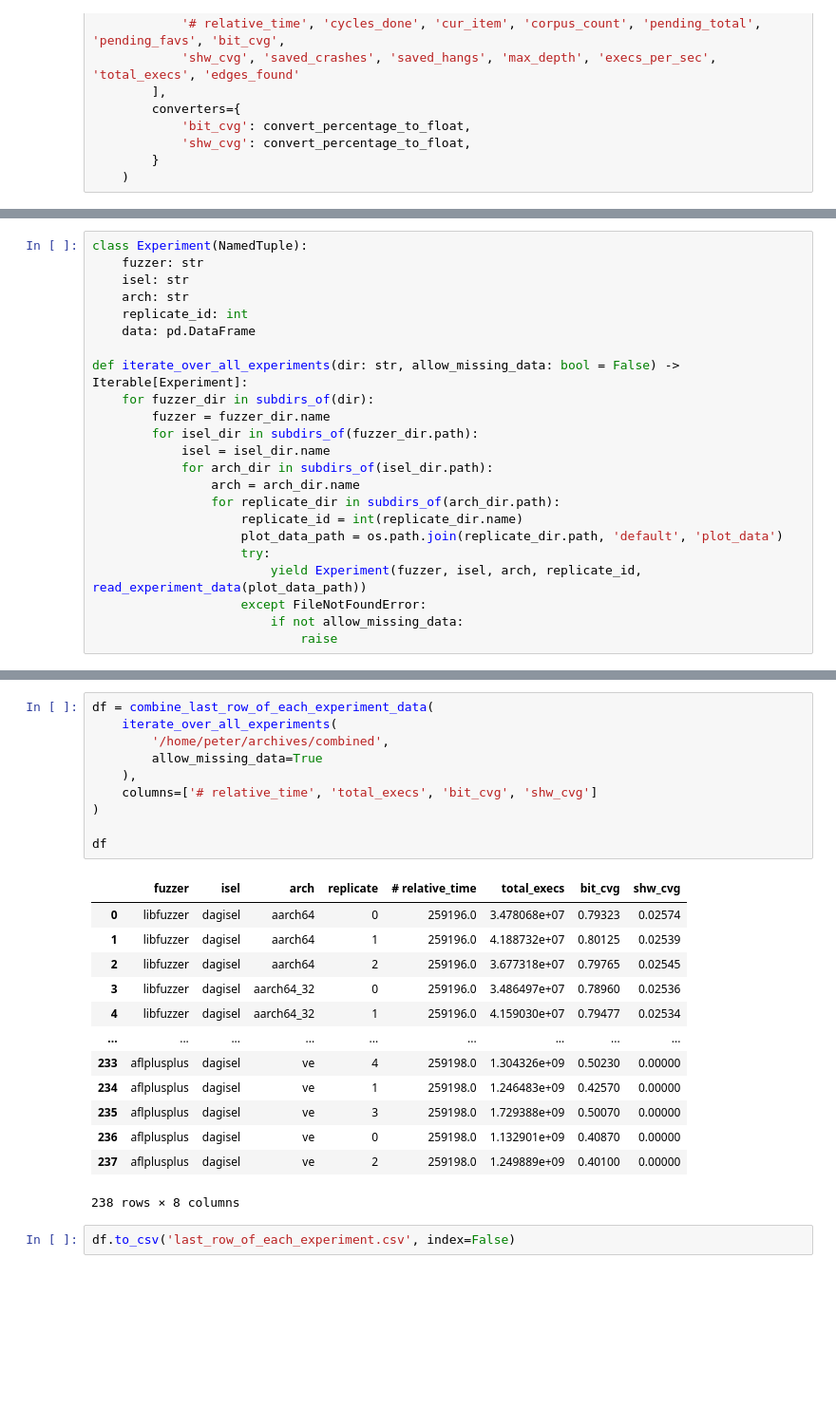
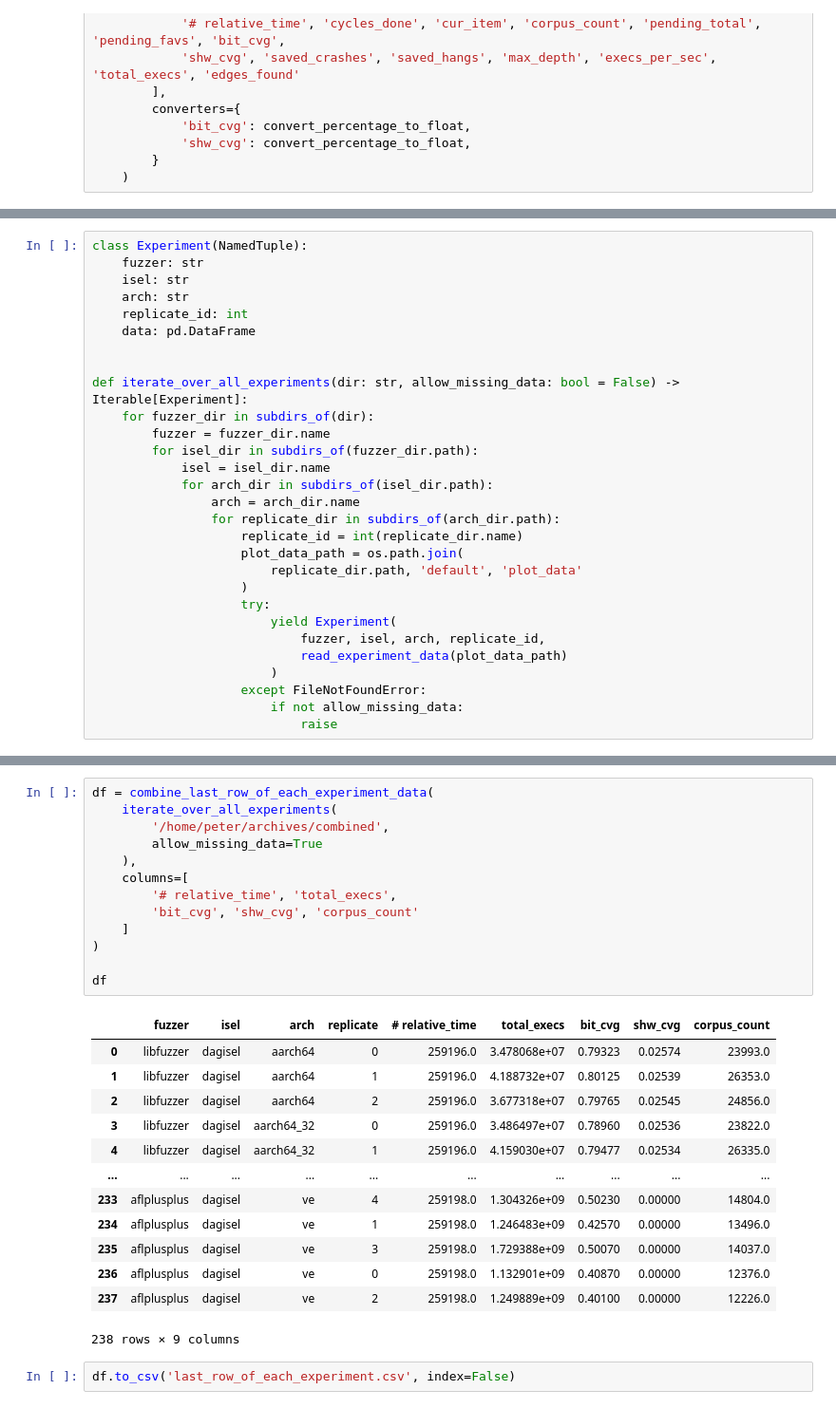
Before and after one commit to SecurityLab-UCD/IRFuzzer, a Jupyter notebook: scripts/process_data.ipynb, the cells around one changed output, grey strips where cells are left out. Shown: that part at 95% size. Drawn from its saved outputs; the diff is of its cells as text; blank space fills up the shorter version.

Commit message:
feat(scripts): add data summary

```diff
--- a/scripts/process_data.ipynb
+++ b/scripts/process_data.ipynb
@@ -66,6 +70,7 @@ class Experiment(NamedTuple):
     arch: str
     replicate_id: int
     data: pd.DataFrame
+
 
 def iterate_over_all_experiments(dir: str, allow_missing_data: bool = False) -> Iterable[Experiment]:
     for fuzzer_dir in subdirs_of(dir):
@@ -76,9 +81,14 @@ def iterate_over_all_experiments(dir: str, allow_missing_data: bool = False) ->
                 arch = arch_dir.name
                 for replicate_dir in subdirs_of(arch_dir.path):
                     replicate_id = int(replicate_dir.name)
-                    plot_data_path = os.path.join(replicate_dir.path, 'default', 'plot_data')
+                    plot_data_path = os.path.join(
+                        replicate_dir.path, 'default', 'plot_data'
+                    )
                     try:
-                        yield Experiment(fuzzer, isel, arch, replicate_id, read_experiment_data(plot_data_path))
+                        yield Experiment(
+                            fuzzer, isel, arch, replicate_id,
+                            read_experiment_data(plot_data_path)
+                        )
                     except FileNotFoundError:
                         if not allow_missing_data:
                             raise
@@ -104,26 +110,29 @@ def combine_last_row_of_each_experiment_data(experiments: Iterable[Experiment],
 # %%
 df = combine_last_row_of_each_experiment_data(
     iterate_over_all_experiments(
         '/home/peter/archives/combined',
         allow_missing_data=True
     ),
-    columns=['# relative_time', 'total_execs', 'bit_cvg', 'shw_cvg']
+    columns=[
+        '# relative_time', 'total_execs',
+        'bit_cvg', 'shw_cvg', 'corpus_count'
+    ]
 )
 
 df
 # %% [output]
-|  | fuzzer | isel | arch | replicate | # relative_time | total_execs | bit_cvg | shw_cvg |
-| 0 | libfuzzer | dagisel | aarch64 | 0 | 259196.0 | 3.478068e+07 | 0.79323 | 0.02574 |
-| 1 | libfuzzer | dagisel | aarch64 | 1 | 259196.0 | 4.188732e+07 | 0.80125 | 0.02539 |
-| 2 | libfuzzer | dagisel | aarch64 | 2 | 259196.0 | 3.677318e+07 | 0.79765 | 0.02545 |
-| 3 | libfuzzer | dagisel | aarch64_32 | 0 | 259196.0 | 3.486497e+07 | 0.78960 | 0.02536 |
-| 4 | libfuzzer | dagisel | aarch64_32 | 1 | 259196.0 | 4.159030e+07 | 0.79477 | 0.02534 |
-| ... | ... | ... | ... | ... | ... | ... | ... | ... |
-| 233 | aflplusplus | dagisel | ve | 4 | 259198.0 | 1.304326e+09 | 0.50230 | 0.00000 |
-| 234 | aflplusplus | dagisel | ve | 1 | 259198.0 | 1.246483e+09 | 0.42570 | 0.00000 |
-| 235 | aflplusplus | dagisel | ve | 3 | 259198.0 | 1.729388e+09 | 0.50070 | 0.00000 |
-| 236 | aflplusplus | dagisel | ve | 0 | 259198.0 | 1.132901e+09 | 0.40870 | 0.00000 |
-| 237 | aflplusplus | dagisel | ve | 2 | 259198.0 | 1.249889e+09 | 0.40100 | 0.00000 |
+|  | fuzzer | isel | arch | replicate | # relative_time | total_execs | bit_cvg | shw_cvg | corpus_count |
+| 0 | libfuzzer | dagisel | aarch64 | 0 | 259196.0 | 3.478068e+07 | 0.79323 | 0.02574 | 23993.0 |
+| 1 | libfuzzer | dagisel | aarch64 | 1 | 259196.0 | 4.188732e+07 | 0.80125 | 0.02539 | 26353.0 |
+| 2 | libfuzzer | dagisel | aarch64 | 2 | 259196.0 | 3.677318e+07 | 0.79765 | 0.02545 | 24856.0 |
+| 3 | libfuzzer | dagisel | aarch64_32 | 0 | 259196.0 | 3.486497e+07 | 0.78960 | 0.02536 | 23822.0 |
+| 4 | libfuzzer | dagisel | aarch64_32 | 1 | 259196.0 | 4.159030e+07 | 0.79477 | 0.02534 | 26335.0 |
+| ... | ... | ... | ... | ... | ... | ... | ... | ... | ... |
+| 233 | aflplusplus | dagisel | ve | 4 | 259198.0 | 1.304326e+09 | 0.50230 | 0.00000 | 14804.0 |
+| 234 | aflplusplus | dagisel | ve | 1 | 259198.0 | 1.246483e+09 | 0.42570 | 0.00000 | 13496.0 |
+| 235 | aflplusplus | dagisel | ve | 3 | 259198.0 | 1.729388e+09 | 0.50070 | 0.00000 | 14037.0 |
+| 236 | aflplusplus | dagisel | ve | 0 | 259198.0 | 1.132901e+09 | 0.40870 | 0.00000 | 12376.0 |
+| 237 | aflplusplus | dagisel | ve | 2 | 259198.0 | 1.249889e+09 | 0.40100 | 0.00000 | 12226.0 |
-238 rows × 8 columns
+238 rows × 9 columns
 # %%
 df.to_csv('last_row_of_each_experiment.csv', index=False)
```
Also changed, not shown: parts of 6 cells of this notebook.
